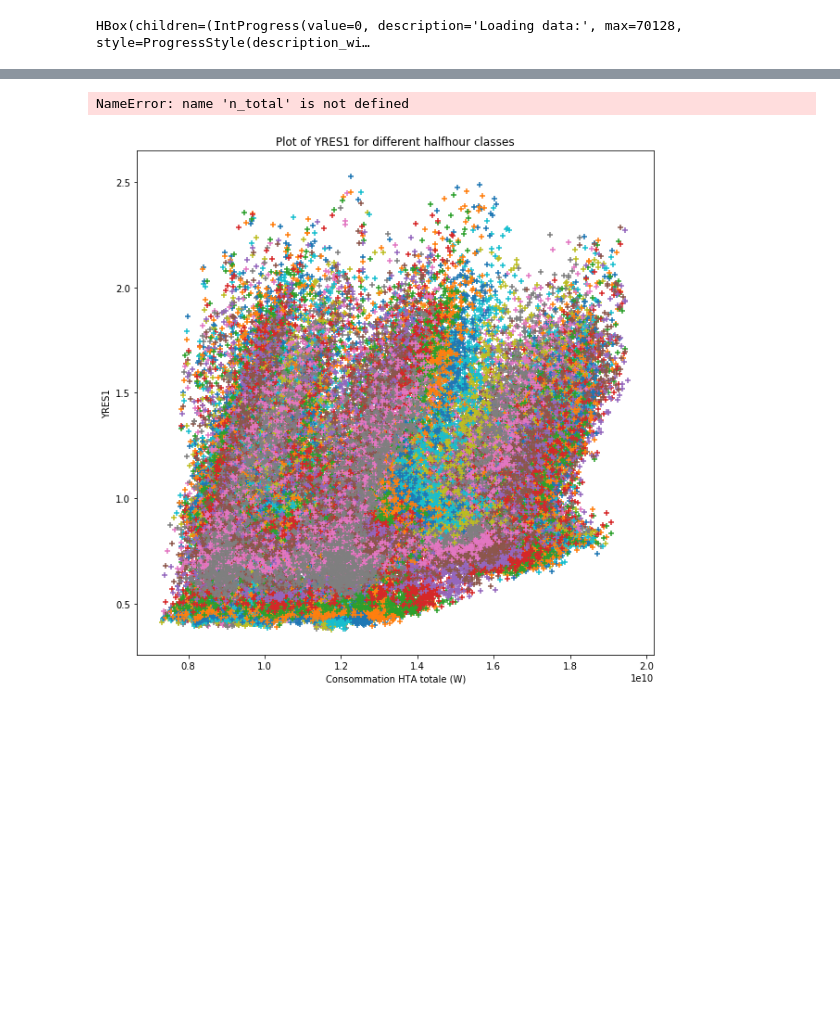
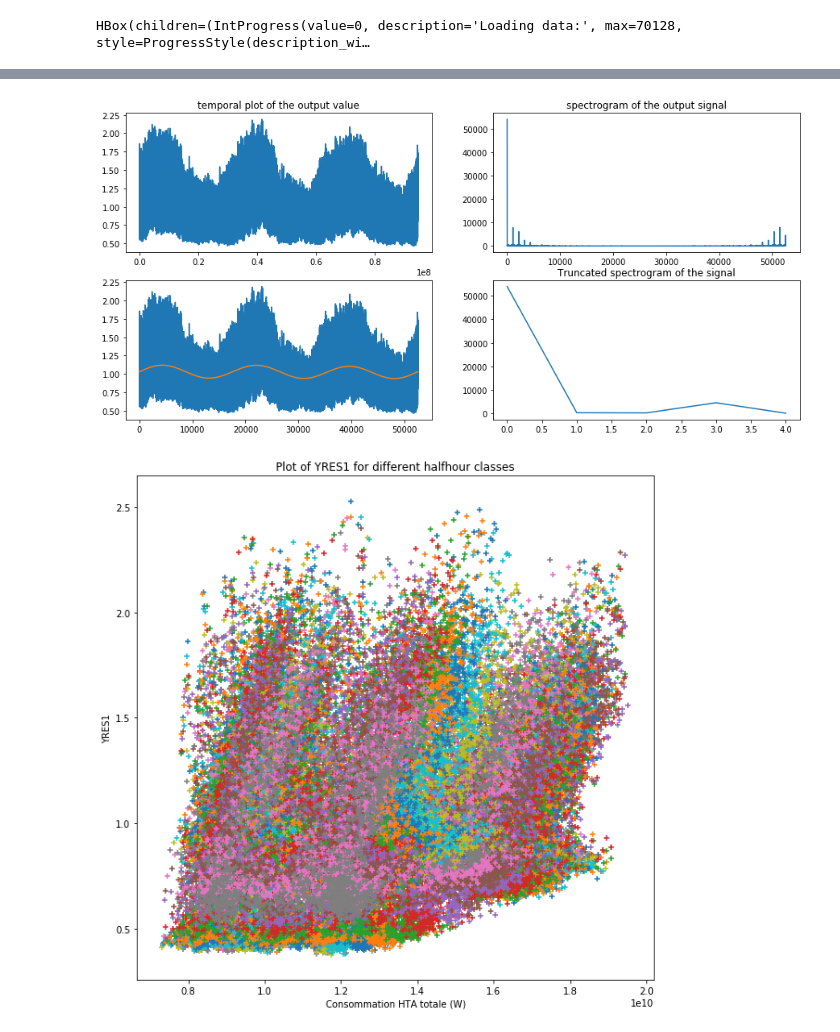
Before and after one commit to tangih/EnedisDataChallenge, a Jupyter notebook: main.ipynb, the cells around one changed output, grey strips where cells are left out. Drawn from its saved outputs; the diff is of its cells as text; code cells hidden in the pictures; blank space fills up the shorter version.

```diff
--- a/main.ipynb
+++ b/main.ipynb
@@ -58,39 +62,33 @@ plt.show()
 # %%
 # TODO: Fourier seasonal model
 max_id = 48*365*3
 # plt.plot(x_res[:max_id, 1], y_res[:max_id, 0])
 f = np.fft.fft(y_res[:max_id, 0])
 af = np.absolute(f)
 
-trunc = 4
-trunc = af.shape[0]
-# n_total = 100000
-season = np.fft.ifft(f[:trunc], n=n_total)
+trunc = 5
+# trunc = af.shape[0]
+n_total = 100000
+season = np.fft.ifft(f[:trunc], n=max_id)
 
 plot_min = 0
-plot_max = 50000
-
-def val(x, spectrum):
-    s = 0
-    for i in range(spectrum.shape[0]):
-        s += spectrum[i].real * np.cos(i*x) + spectrum[i].imag * np.sin(i*x)
-    return s
+plot_max = max_id
 
 fig, ((ax1, ax2), (ax3, ax4)) = plt.subplots(2, 2, figsize=(15, 7))
 ax1.plot(x_res[:max_id, 1], y_res[:max_id, 0])
 ax1.set_title('temporal plot of the output value')
 ax2.plot(af)
 ax2.set_title('spectrogram of the output signal')
-ax3.plot(y_res[:, 0])
+ax3.plot(y_res[:max_id, 0], alpha=.5)
 x_ = np.arange(0, 1.5e8, 1e7)
 # ax3.plot(x_, [val(x, f[:trunc]) for x in x_])
 ax3.plot(season)
 
 ax4.plot(af[:trunc])
 ax4.set_title('Truncated spectrogram of the signal')
 plt.show()
 # %% [output]
-NameError: name 'n_total' is not defined
+[figure, added]
 # %%
 min_id = 0
 max_id = n_res
```
Also changed, not shown: parts of 3 cells of this notebook.
